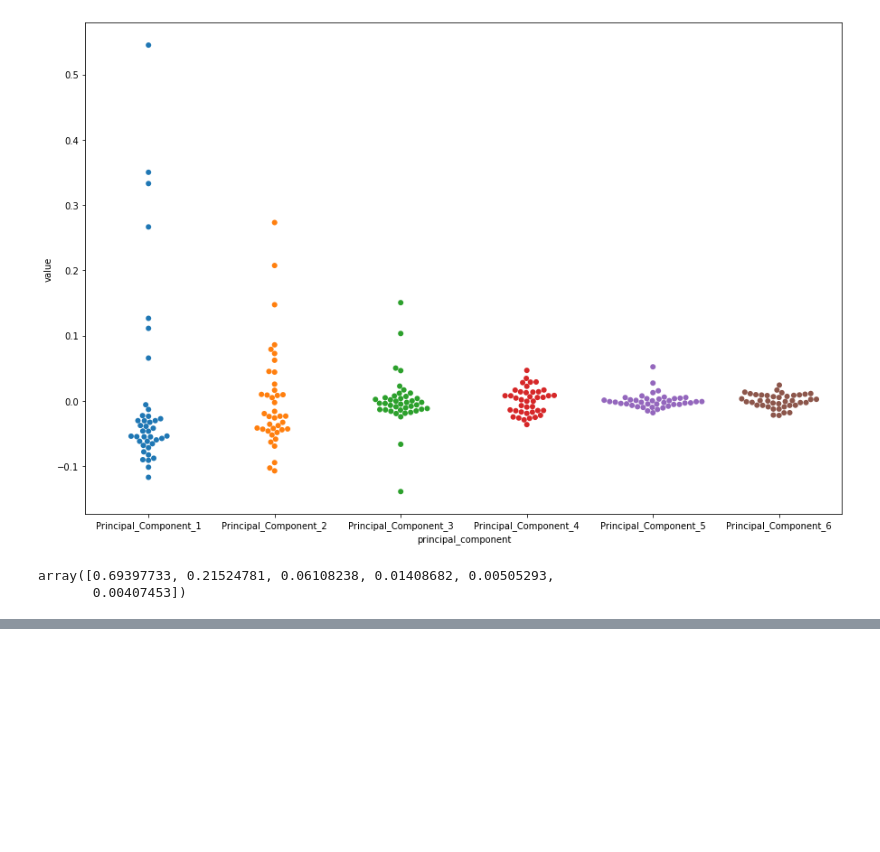
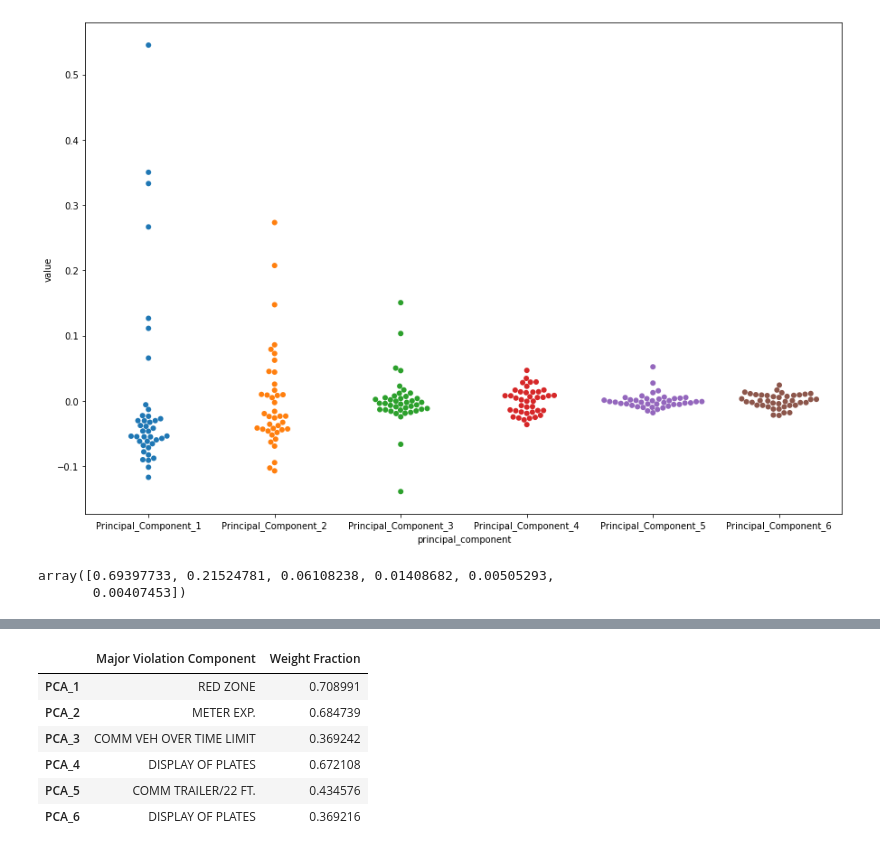
Before and after one commit to gregpawin/lucky-parking, a Jupyter notebook: notebooks/exploratory/1-gp-explore_car_make.ipynb, the cells around one changed output, grey strips where cells are left out. Drawn from its saved outputs; the diff is of its cells as text; code cells hidden in the pictures; blank space fills up the shorter version.

```diff
--- a/notebooks/exploratory/1-gp-explore_car_make.ipynb
+++ b/notebooks/exploratory/1-gp-explore_car_make.ipynb
@@ -135,3 +114,14 @@ pca_components
+# %%
+# Breakdown of the highest violation weight in each principal component
+pd.DataFrame({'Major Violation Component': pca_components.apply(lambda x: x.idxmax(), axis=1).to_list() ,'Weight Fraction': pca_components.max(axis=1)})
+# %% [output]
+|  | Major Violation Component | Weight Fraction |
+| PCA_1 | RED ZONE | 0.708991 |
+| PCA_2 | METER EXP. | 0.684739 |
+| PCA_3 | COMM VEH OVER TIME LIMIT | 0.369242 |
+| PCA_4 | DISPLAY OF PLATES | 0.672108 |
+| PCA_5 | COMM TRAILER/22 FT. | 0.434576 |
+| PCA_6 | DISPLAY OF PLATES | 0.369216 |
 # %%
 # PCA 2-component plot
 plt.figure(figsize=(15,15))
```
Also changed, not shown: parts of 11 cells of this notebook, 1 other file.
